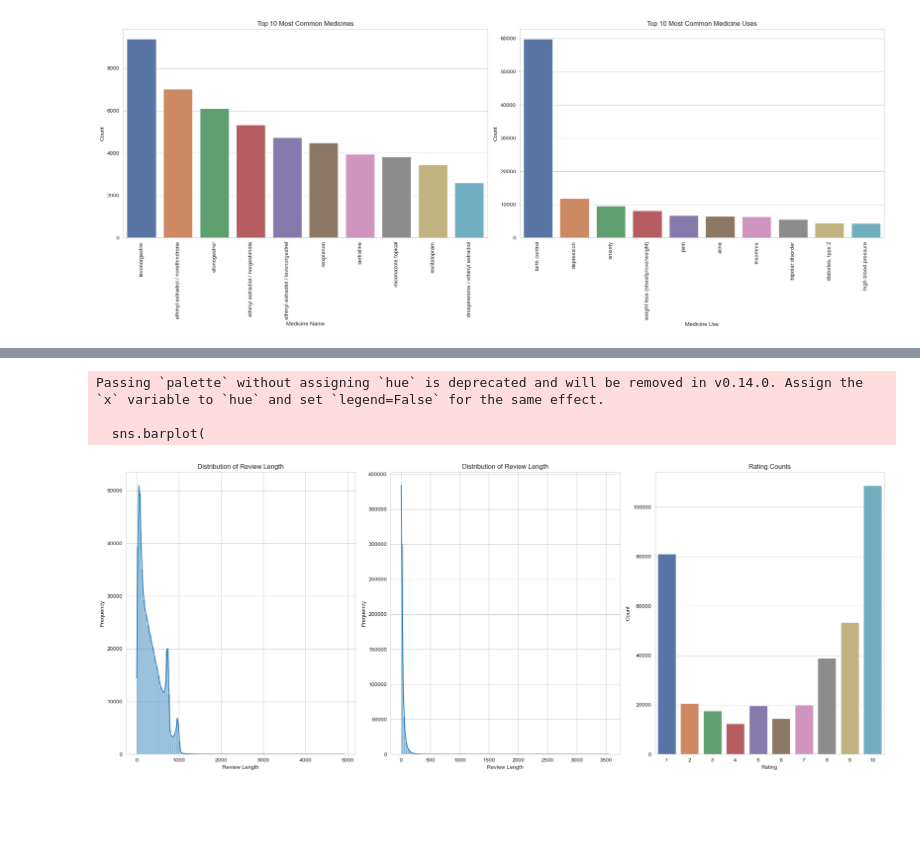
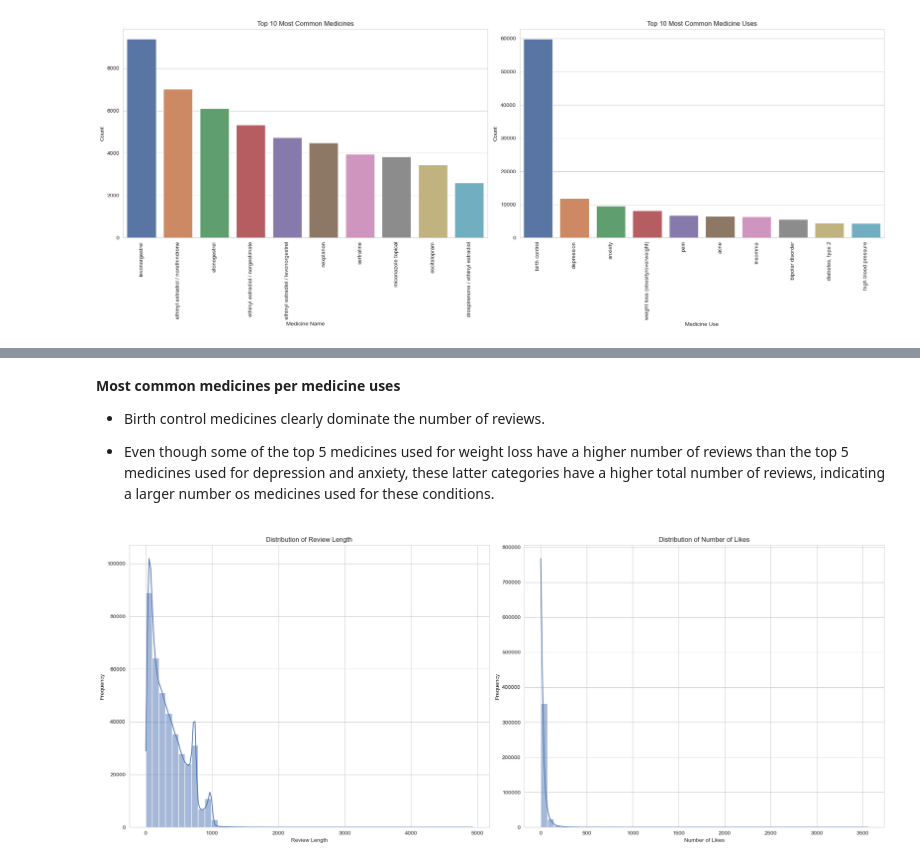
Before and after one commit to brunojrg/social-media-pharmacovigilance, a Jupyter notebook: 1.cleaning_eda.ipynb, the cells around one changed output, grey strips where cells are left out. Drawn from its saved outputs; the diff is of its cells as text; code cells hidden in the pictures; blank space fills up the shorter version.

```diff
--- a/1.cleaning_eda.ipynb
+++ b/1.cleaning_eda.ipynb
@@ -9,8 +9,8 @@ import seaborn as sns
 # %% [markdown]
 # Load dataset
 # %%
-# Load the dataset from Mendely
-dataset = pd.read_csv("../datasets/DrugReviews.csv")
+# Load the dataset from Mendeley
+dataset = pd.read_csv("data/DrugReviews.csv")
 # %% [markdown]
 # Exploratory Data Analysis (EDA)
 # %%
@@ -386,47 +444,39 @@ NameError: name 'style_ax' is not defined
+# %% [markdown]
+**Most common medicines per medicine uses**
+
+- Birth control medicines clearly dominate the number of reviews.
+
+- Even though some of the top 5 medicines used for weight loss have a higher number of reviews than the top 5 medicines used for depression and anxiety, these latter categories have a higher total number of reviews, indicating a larger number os medicines used for these conditions.
 # %%
 sns.set_style("whitegrid")
 
-fig, axes = plt.subplots(1, 3, figsize=(20, 8))
+fig, axes = plt.subplots(1, 2, figsize=(20, 8))
 
 # Distribution of review lenght
 sns.histplot(
     df['ReviewLength'],
-    bins=100,
+    bins=50,
     kde=True,
     ax=axes[0]
 )
 axes[0].set_title('Distribution of Review Length')
 axes[0].set_xlabel('Review Length')
 axes[0].set_ylabel('Frequency')
 
 # Distribution of number of likes
 sns.histplot(
     df['NumberOfLikes'],
-    bins=100,
+    bins=50,
     kde=True,
     ax=axes[1]
 )
-axes[1].set_title('Distribution of Review Length')
-axes[1].set_xlabel('Review Length')
+axes[1].set_title('Distribution of Number of Likes')
+axes[1].set_xlabel('Number of Likes')
 axes[1].set_ylabel('Frequency')
-
-# Rating Counts
-rating_counts = df['Rating'].value_counts().sort_index()
-sns.barplot(
-    x=rating_counts.index,
-    y=rating_counts.values,
-    palette='deep',
-    ax=axes[2]
-)
-axes[2].set_title('Rating Counts')
-axes[2].set_xlabel('Rating')
-axes[2].set_ylabel('Count')
 
 # Show graph
 plt.tight_layout()
+plt.savefig('data/figures/revlen_numlikes_distribution.png')
 plt.show()
 # %% [output]
-Passing `palette` without assigning `hue` is deprecated and will be removed in v0.14.0. Assign the `x` variable to `hue` and set `legend=False` for the same effect.
-
-  sns.barplot(
-[figure, old version]
+[figure, new version]
```
Also changed, not shown: parts of 18 cells of this notebook.
